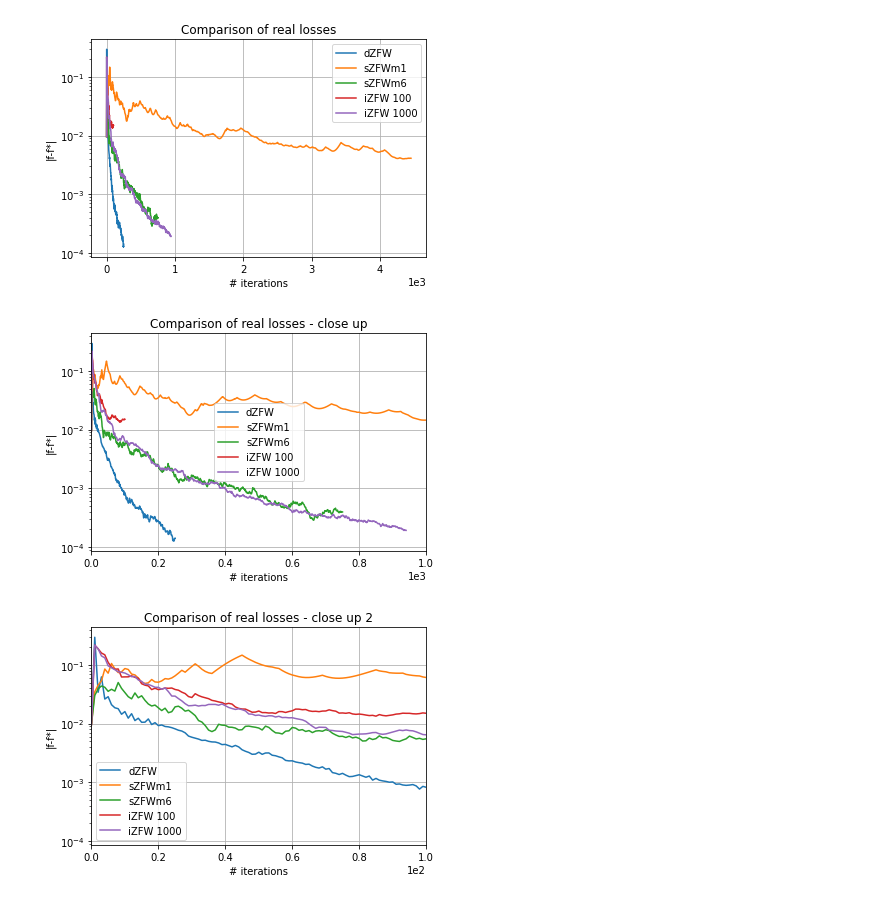
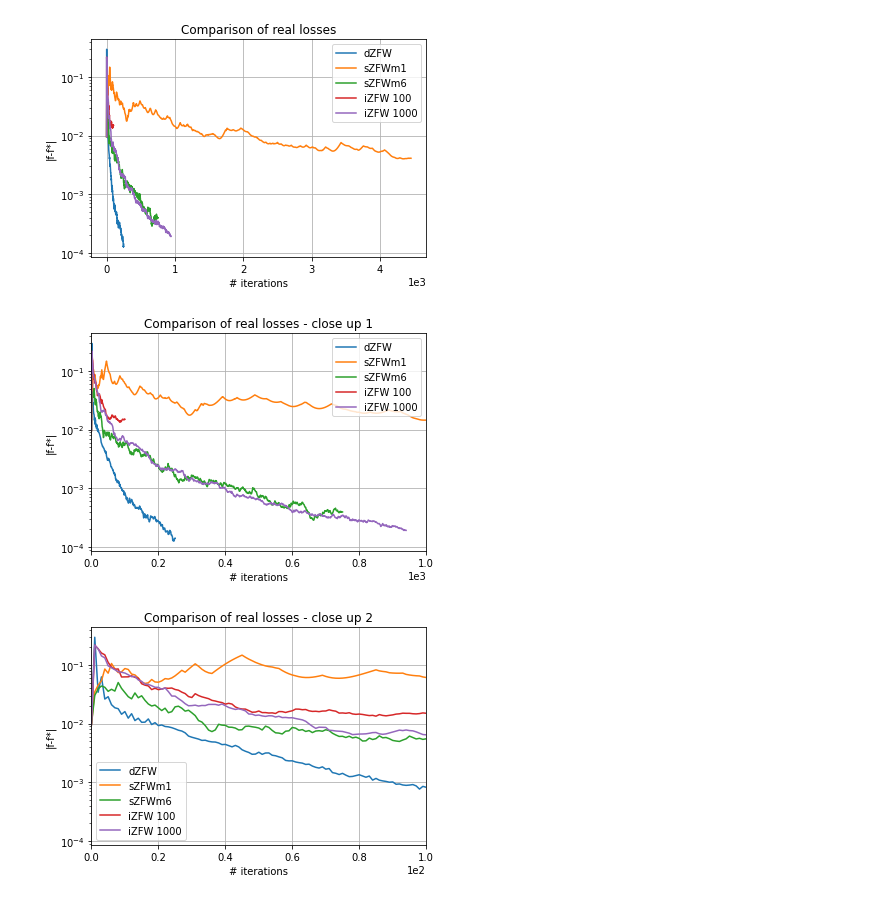
Before and after one commit to liacov/OPTproj, a Jupyter notebook: notebooks/LassoRegression.ipynb, the cells around one changed output. Saved outputs shown, nothing was run; the diff lists cells and outputs as text; code cells hidden in the pictures.

```diff
--- a/notebooks/LassoRegression.ipynb
+++ b/notebooks/LassoRegression.ipynb
@@ -706,19 +735,20 @@ plt.grid()
 # %%
 plt.plot(F_d)
 plt.plot(F_sm1)
 plt.plot(F_s)
 plt.plot(F_i)
 plt.plot(F_i1000)
 plt.ticklabel_format(axis="x", style="sci", scilimits=(0,0))
 plt.yscale("log")
 plt.title("Comparison of real losses - close up 1")
 plt.xlabel("# iterations")
 plt.ylabel("|f-f*|")
 plt.xlim((0,1000))
-plt.legend(('dZFW', 'sZFWm1', "sZFWm6", "iZFW 100", "iZFW 1000"))
+plt.legend(('dZFW', 'sZFWm1', "sZFWm6", "iZFW 100", "iZFW 1000"), loc = "upper right")
 plt.grid()
+plt.savefig("../Figures_Lasso_Problem/ArtificialDataset/Comparison_real_losses_iteration_closeup1", dpi=400)
 # %% [output]
-[figure, old version]
+[figure, new version]
 # %%
 plt.plot(F_d)
 plt.plot(F_sm1)
```
Also changed, not shown: parts of 32 cells of this notebook, 28 other files.
